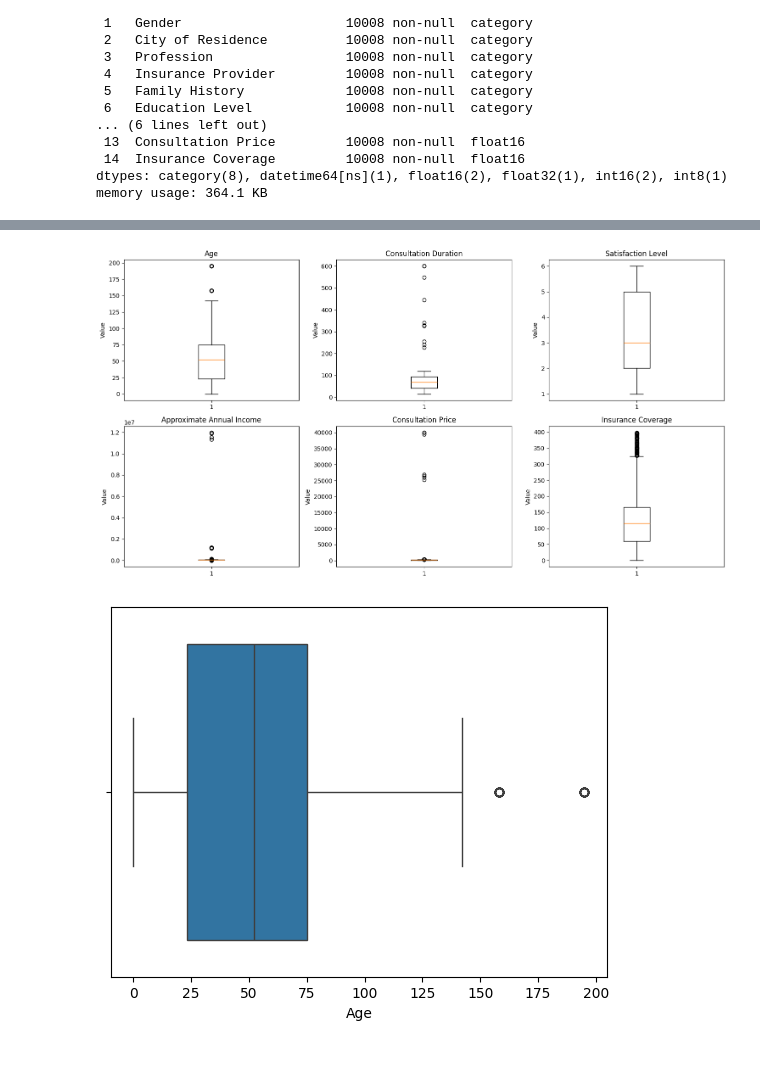
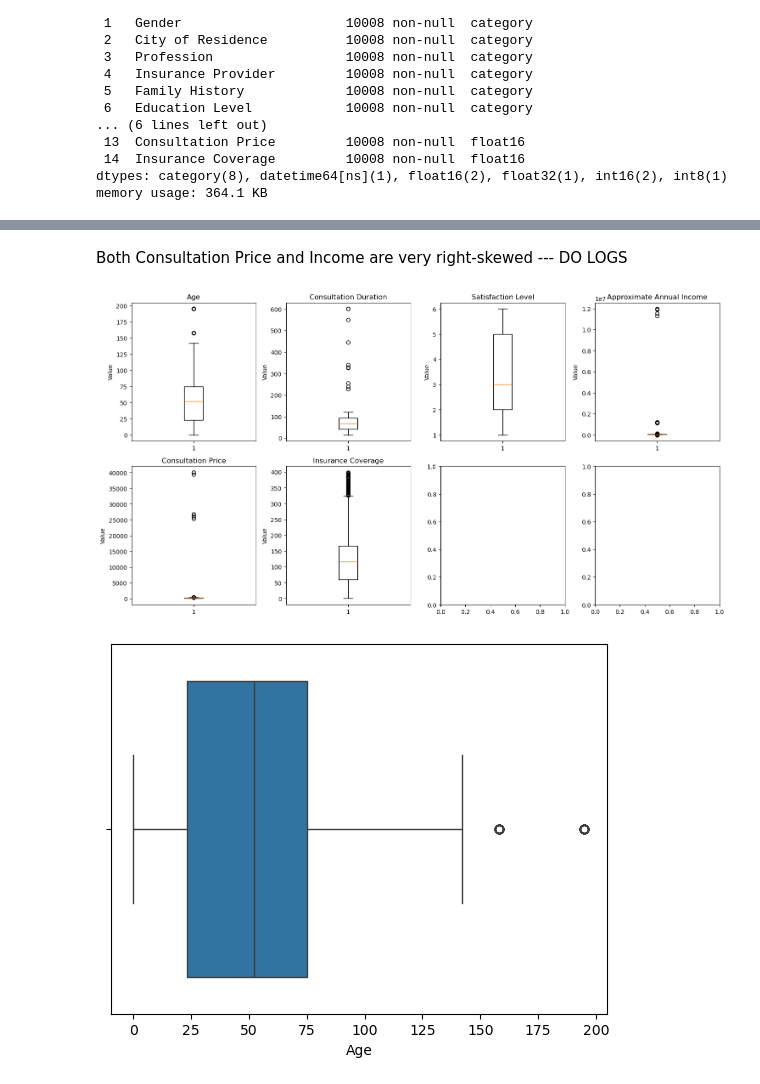
Before and after one commit to amdbsilva/pre-processing, a Jupyter notebook: projeto de datapreprocessing.ipynb, the cells around one changed output, grey strips where cells are left out. Cells and saved outputs as stored; diff of their text form; code cells hidden in the pictures; blank space fills up the shorter version.

```diff
--- a/projeto de datapreprocessing.ipynb
+++ b/projeto de datapreprocessing.ipynb
@@ -761,3 +762,29 @@ Data columns (total 15 columns):
  14  Insurance Coverage         10008 non-null  float16
 dtypes: category(8), datetime64[ns](1), float16(2), float32(1), int16(2), int8(1)
 memory usage: 364.1 KB
+# %%
+numerical_features = data.select_dtypes(include=['number']).columns
+categorical_features = data.select_dtypes(include=['category']).columns
+
+
+for col in numerical_features:
+    plt.figure(figsize=(6,4))
+    plt.hist(data[col].dropna(), bins=30)
+    plt.title(f"Distribution of {col}")
+    plt.xlabel(col)
+    plt.ylabel("Frequency")
+    if col == 'Approximate Annual Income':
+        plt.gca().xaxis.set_major_formatter(mtick.StrMethodFormatter('{x:,.0f}'))
+    plt.xticks(rotation = 45, ha = 'right')
+    plt.tight_layout()
+    plt.show()
+
+for col in categorical_features:
+    plt.figure(figsize=(6,4))
+    data[col].value_counts().plot(kind='bar')
+    plt.title(f"Distribution of {col}")
+    plt.xlabel(col)
+    plt.ylabel("Count")
+    plt.xticks(rotation = 45, ha = 'right')
+    plt.tight_layout()
+    plt.show()
@@ -764,18 +817,20 @@ memory usage: 364.1 KB
+# %% [markdown]
+Both Consultation Price and Income are very right-skewed --- DO LOGS
 # %%
-numeric_cols = data.select_dtypes(include='number').columns
+numeric_cols = data.select_dtypes(include=['number']).columns
 
-fig, axes = plt.subplots(2, 3, figsize=(15, 8))
+fig, axes = plt.subplots(2, 4, figsize=(15, 8))
 axes = axes.flatten()  # turns axes into list
 
-for i, col in enumerate(numeric_cols[:6]):
+for i, col in enumerate(numeric_cols):
     axes[i].boxplot(data[col].dropna())
     axes[i].set_title(f"{col}")
     axes[i].set_ylabel("Value")
 
 plt.tight_layout()
 plt.show()
 # %% [output]
-[figure, old version]
+[figure, new version]
 # %%
 sns.boxplot(data=data, x='Age')
 plt.show()
```
Also changed, not shown: parts of 13 cells of this notebook.
